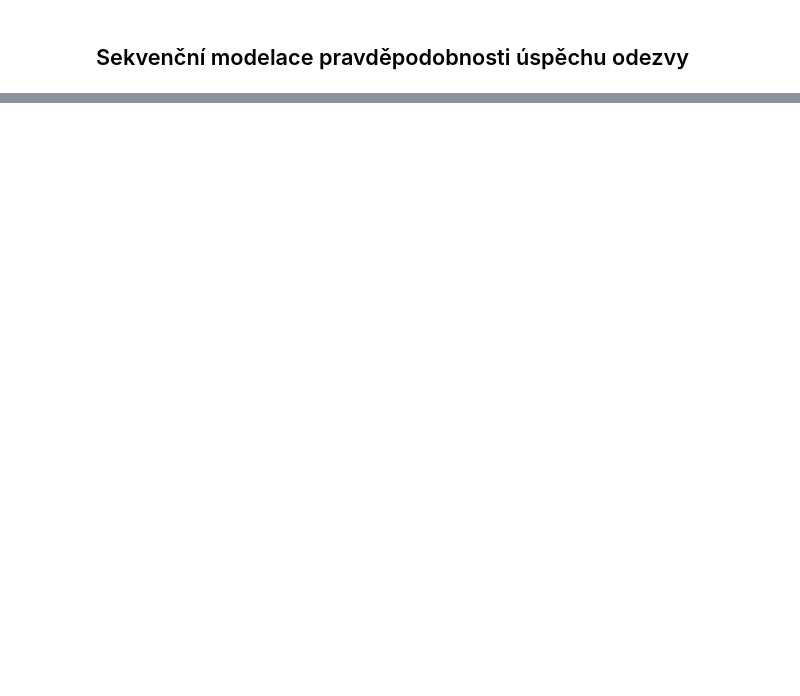
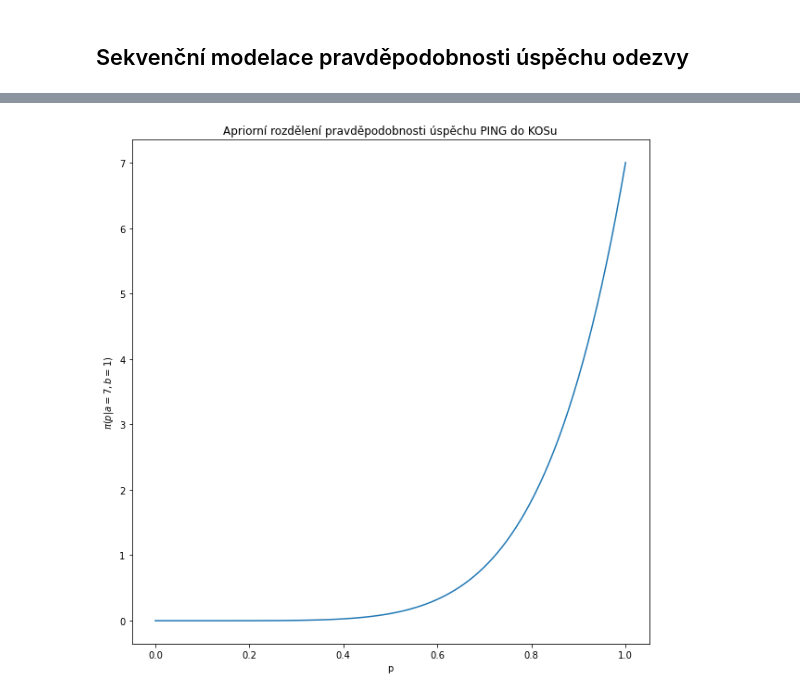
Before and after one commit to TaIos/ni-bml-ukol-ping, a Jupyter notebook: solution.ipynb, the cells around one changed output, grey strips where cells are left out. Drawn from its saved outputs; the diff is of its cells as text; code cells hidden in the pictures; blank space fills up the shorter version.

```diff
--- a/solution.ipynb
+++ b/solution.ipynb
@@ -49,0 +71,13 @@ dtype: float64
+# %%
+a0 = 7                            ### Počet úspěchů
+b0 = 1                            ### Počet neúspěchů
+xticks = np.linspace(0, 1, 100)
+beta_apriorni = beta.pdf(xticks, a0, b0)
+plt.figure(figsize=(10,10))
+plt.plot(xticks, beta_apriorni)
+plt.xlabel('p')
+plt.ylabel(f'$\pi(p|a={a0}, b={b0})$')
+plt.title(f'Apriorní rozdělení pravděpodobnosti úspěchu PING do KOSu')
+plt.show()
+# %% [output]
+[figure, added]
```
Also changed, not shown: parts of 6 cells of this notebook.
